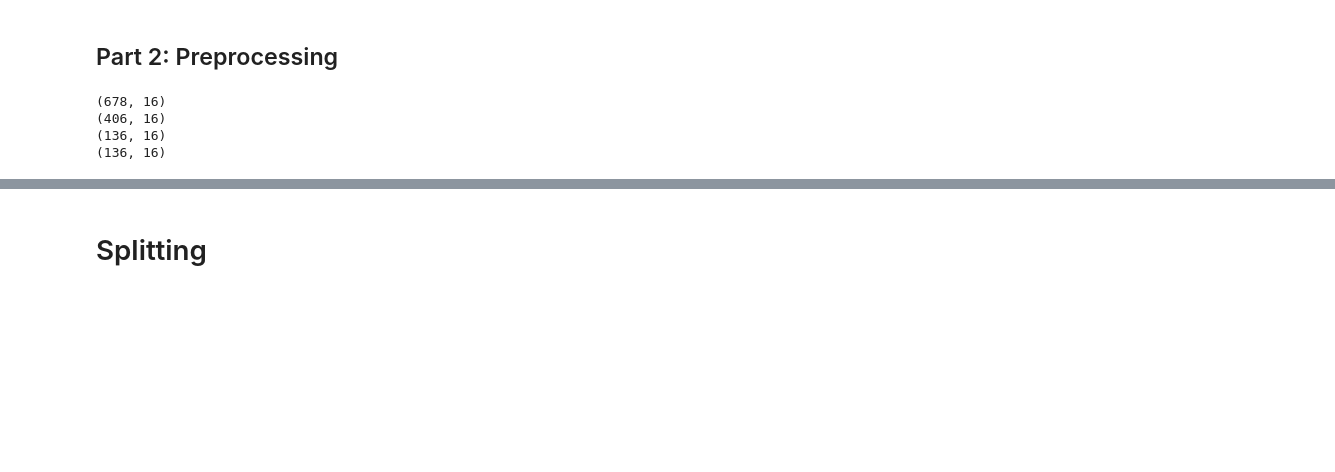
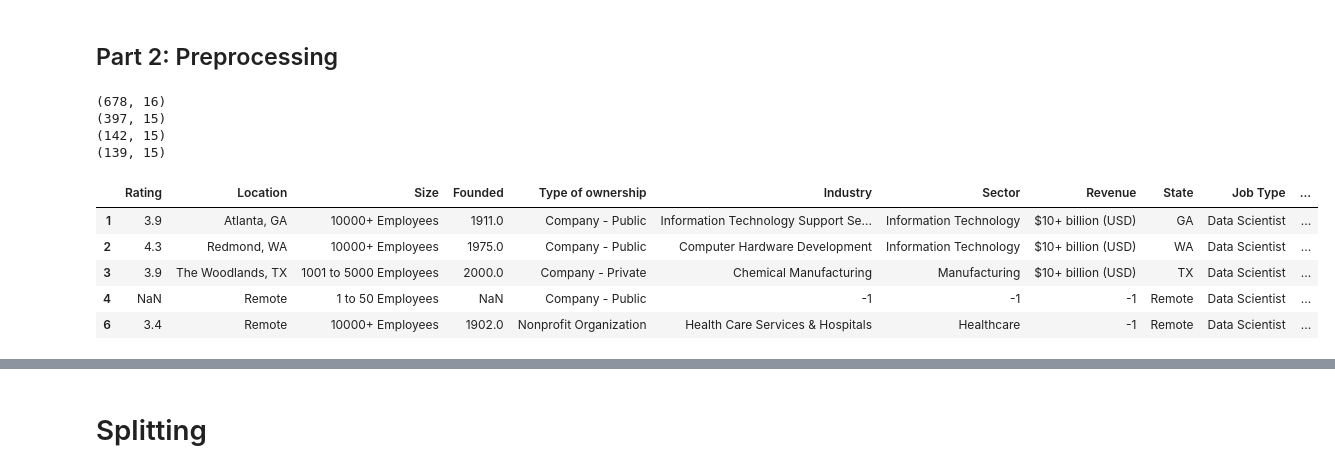
Before and after one commit to felicityhade/data_salaries, a Jupyter notebook: Final_Project.ipynb, the cells around one changed output, grey strips where cells are left out. Drawn from its saved outputs; the diff is of its cells as text; code cells hidden in the pictures; blank space fills up the shorter version.

```diff
--- a/Final_Project.ipynb
+++ b/Final_Project.ipynb
@@ -389,6 +389,9 @@ plt.show()
 import pandas as pd
 import numpy  as np
 from sklearn.model_selection import train_test_split
+from sklearn.model_selection import GroupShuffleSplit
+
+random_state = 42
 
 # -1 represents missing values
 df.replace(-1, np.nan, inplace=True)
@@ -404,17 +407,43 @@ df.drop(columns=['Avg_Salary'],inplace=True)
 X = df.values
 print(X.shape)
 # the feature names
+groups = df['Company Name']
+df.drop(columns=['Company Name'],inplace=True)
 ftrs = df.columns
 
 # let's split to train, CV, and test
-X_other, X_test, y_other, y_test = train_test_split(df, y, test_size=0.2, random_state=0)
-X_train, X_CV, y_train, y_CV = train_test_split(X_other, y_other, test_size=0.25, random_state=0)
+# X_other, X_test, y_other, y_test = train_test_split(df, y, test_size=0.2, random_state=0)
+# X_train, X_CV, y_train, y_CV = train_test_split(X_other, y_other, test_size=0.25, random_state=0)
+
+# USE GROUP SPLIT INSTEAD
+X = df
+gss = GroupShuffleSplit(n_splits=1, train_size=0.6, random_state=random_state)
+gss_second_split = GroupShuffleSplit(n_splits=1, train_size=0.5, random_state=random_state)
+
+for train_idx, other_idx in gss.split(X, y, groups):
+    X_train = X.iloc[train_idx]
+    y_train = y.iloc[train_idx]
+    X_other = X.iloc[other_idx]
+    y_other = y.iloc[other_idx]
+    second_split_groups = groups.iloc[other_idx]
+    for val_idx, test_idx in gss_second_split.split(X_other, y_other, second_split_groups):
+        X_CV, y_CV = X_other.iloc[val_idx], y_other.iloc[val_idx]
+        X_test, y_test = X_other.iloc[test_idx], y_other.iloc[test_idx]
 
 print(X_train.shape)
 print(X_CV.shape)
 print(X_test.shape)
 # %% [output]
 (678, 16)
-(406, 16)
-(136, 16)
-(136, 16)
+(397, 15)
+(142, 15)
+(139, 15)
+# %%
+X_train.head()
+# %% [output]
+|  | Rating | Location | Size | Founded | Type of ownership | Industry | Sector | Revenue | State | Job Type | ... |
+| 1 | 3.9 | Atlanta, GA | 10000+ Employees | 1911.0 | Company - Public | Information Technology Support Se... | Information Technology | $10+ billion (USD) | GA | Data Scientist | ... |
+| 2 | 4.3 | Redmond, WA | 10000+ Employees | 1975.0 | Company - Public | Computer Hardware Development | Information Technology | $10+ billion (USD) | WA | Data Scientist | ... |
+| 3 | 3.9 | The Woodlands, TX | 1001 to 5000 Employees | 2000.0 | Company - Private | Chemical Manufacturing | Manufacturing | $10+ billion (USD) | TX | Data Scientist | ... |
+| 4 | NaN | Remote | 1 to 50 Employees | NaN | Company - Public | -1 | -1 | -1 | Remote | Data Scientist | ... |
+| 6 | 3.4 | Remote | 10000+ Employees | 1902.0 | Nonprofit Organization | Health Care Services & Hospitals | Healthcare | -1 | Remote | Data Scientist | ... |
```
Also changed, not shown: parts of 32 cells of this notebook.
